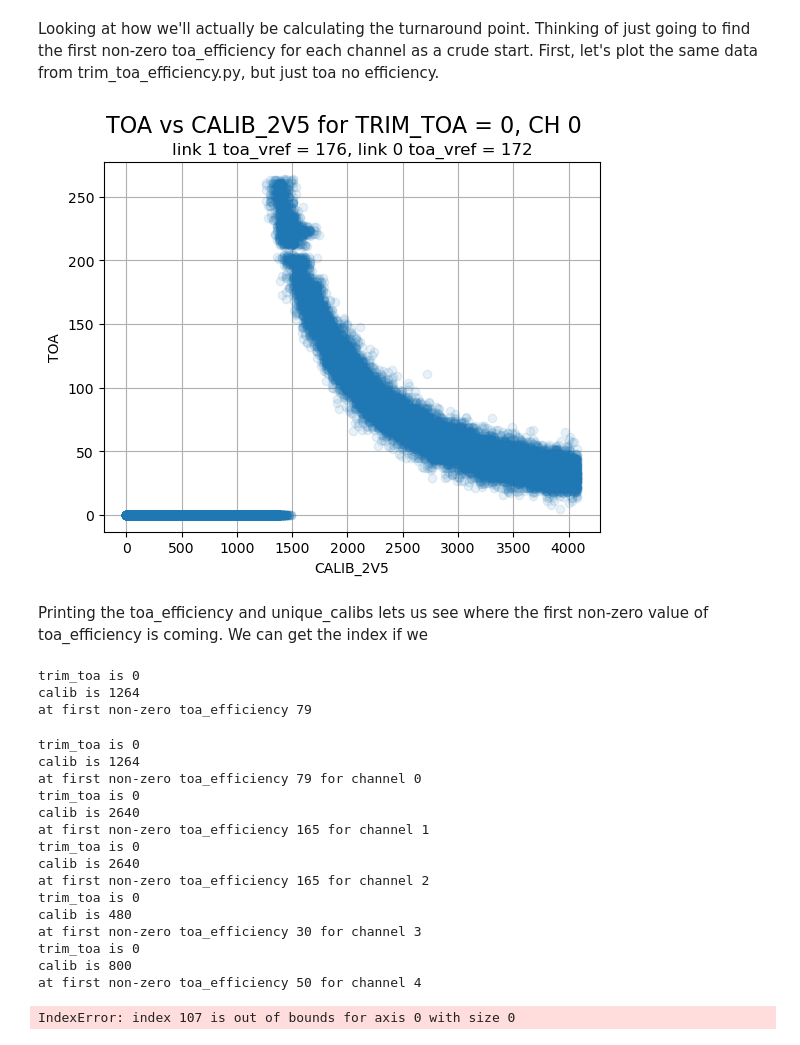
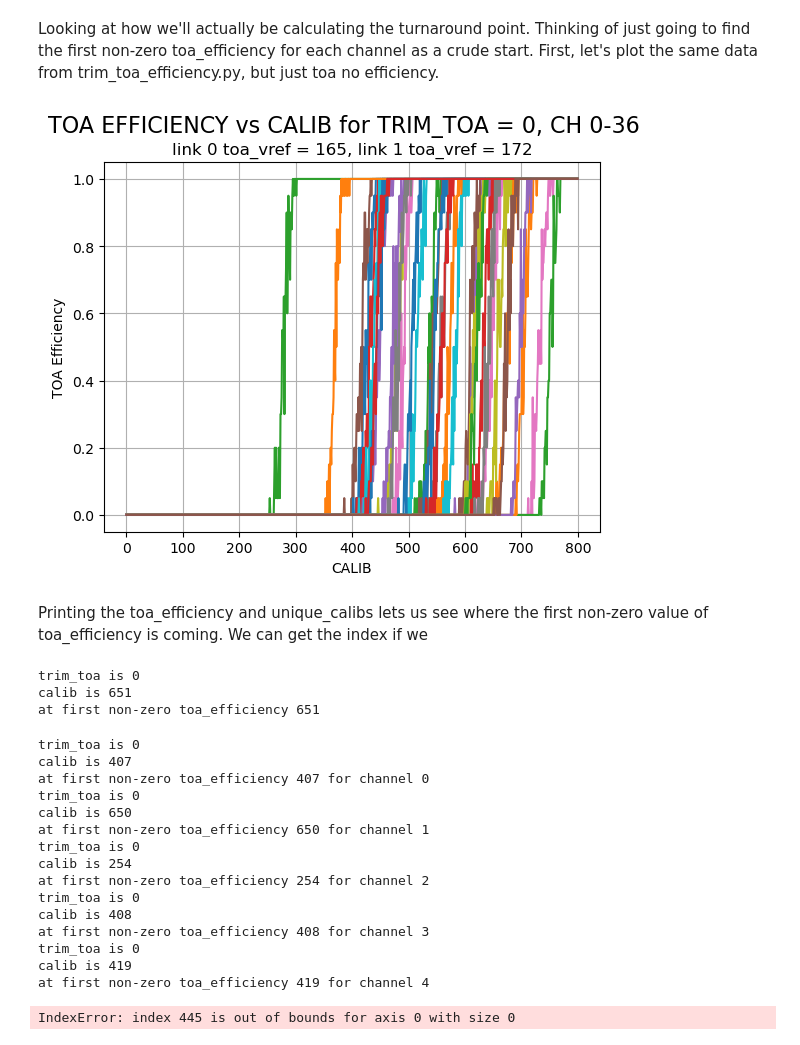
Before and after one commit to LDMX-Software/pflib, a Jupyter notebook: ana/trim_toa/align_trim_toa.ipynb, the cells around one changed output. Saved outputs shown, nothing was run; the diff lists cells and outputs as text; code cells hidden in the pictures.

Commit message:
added toa_efficiency plotting and threshold point plotting

```diff
--- a/ana/trim_toa/align_trim_toa.ipynb
+++ b/ana/trim_toa/align_trim_toa.ipynb
@@ -3,41 +3,43 @@ Looking at how we'll actually be calculating the turnaround point. Thinking of j
 # %%
 import pandas as pd
 import numpy as np
 import matplotlib.pyplot as plt
 
 data = pd.read_csv(
-    'leveled-trim-toa-scan.csv',
-    skiprows = 1)
+    'trim_toa_scan_20250724_185419.csv',
+    skiprows = 1
+)
 
 # separate the data into unique trim_toa values
 unique_trim_toas = data['TRIM_TOA'].unique()
 trim = unique_trim_toas[0]
 trim_toa_now = data[data['TRIM_TOA'] == trim]
 unique_calibs = trim_toa_now['CALIB_2V5'].unique()
-for chan in range(1):
+# for chan in range(36, 72):
+for chan in range(36):
     toa_efficiency = []
     for calib in unique_calibs:
         calibs = trim_toa_now[trim_toa_now['CALIB_2V5'] == calib]
         # count the number of non-zero TOA values for this channel
         non_zeros = calibs[calibs[str(chan)] != 0]
         chan_triggers = len(non_zeros)
         chan_toa_efficiency = chan_triggers / len(calibs)
         toa_efficiency.append(chan_toa_efficiency)
-    # plt.plot(unique_calibs, toa_efficiency, label=f'CH {chan}')
-    plt.plot(trim_toa_now['CALIB_2V5'], trim_toa_now['0'], linestyle = 'none', marker = 'o', alpha = .1)
-plt.xlabel('CALIB_2V5')
-# plt.ylabel('TOA Efficiency')
-plt.ylabel('TOA')
-plt.suptitle(f'TOA vs CALIB_2V5 for TRIM_TOA = {trim}, CH 0', size=16)
-plt.title('link 1 toa_vref = 176, link 0 toa_vref = 172')
+    plt.plot(unique_calibs, toa_efficiency, label=f'CH {chan}')
+    # plt.plot(trim_toa_now['CALIB_2V5'], trim_toa_now['0'], linestyle = 'none', marker = 'o', alpha = .1)
+plt.xlabel('CALIB')
+plt.ylabel('TOA Efficiency')
+# plt.ylabel('TOA')
+plt.suptitle(f'TOA EFFICIENCY vs CALIB for TRIM_TOA = {trim}, CH 0-36', size=16)
+plt.title('link 0 toa_vref = 165, link 1 toa_vref = 172')
 plt.grid()
 # plt.legend()
 plt.savefig(f'toa_efficiency_TRIM_TOA_{trim}.png')
 plt.show()
 
 # plt.close()  # close the plot to avoid displaying it immediately
 # %% [output]
-[figure, old version]
+[figure, new version]
 # %% [markdown]
 Printing the toa_efficiency and unique_calibs lets us see where the first non-zero value of toa_efficiency is coming. We can get the index if we
 # %%
@@ -51,8 +53,8 @@ for i in range(len(toa_efficiency)):
 print(f"trim_toa is {trim}\ncalib is {unique_calibs[val]}\nat first non-zero toa_efficiency {val}")
 # %% [output]
 trim_toa is 0
-calib is 1264
-at first non-zero toa_efficiency 79
+calib is 651
+at first non-zero toa_efficiency 651
 # %%
 # now loop it for each channel, since we want this for each channel and trim_toa value combination.
 # separate the data into unique trim_toa values
@@ -76,20 +78,20 @@ for chan in range(5):
     print(f"trim_toa is {trim}\ncalib is {unique_calibs[val]}\nat first non-zero toa_efficiency {val} for channel {chan}")
 # %% [output]
 trim_toa is 0
-calib is 1264
-at first non-zero toa_efficiency 79 for channel 0
+calib is 407
+at first non-zero toa_efficiency 407 for channel 0
 trim_toa is 0
-calib is 2640
-at first non-zero toa_efficiency 165 for channel 1
+calib is 650
+at first non-zero toa_efficiency 650 for channel 1
 trim_toa is 0
-calib is 2640
-at first non-zero toa_efficiency 165 for channel 2
+calib is 254
+at first non-zero toa_efficiency 254 for channel 2
 trim_toa is 0
-calib is 480
-at first non-zero toa_efficiency 30 for channel 3
+calib is 408
+at first non-zero toa_efficiency 408 for channel 3
 trim_toa is 0
-calib is 800
-at first non-zero toa_efficiency 50 for channel 4
+calib is 419
+at first non-zero toa_efficiency 419 for channel 4
 # %%
 # now that we can get the data, we need to store it into an array for later use
 # need columns for trim_toa, calib, channel, that's it
@@ -121,7 +123,7 @@ for trim in unique_calibs:
         array = np.concatenate((array, new_row), axis = 0)
 # but this takes like 7 seconds. And it throws an error when the last list is empty since it doesn't match dimensions. So let's find a faster way.
 # %% [output]
-IndexError: index 107 is out of bounds for axis 0 with size 0
+IndexError: index 445 is out of bounds for axis 0 with size 0
 # %%
 print(array)
 # %% [output]
```
Also changed, not shown: parts of 2 cells of this notebook, 1 other file.
